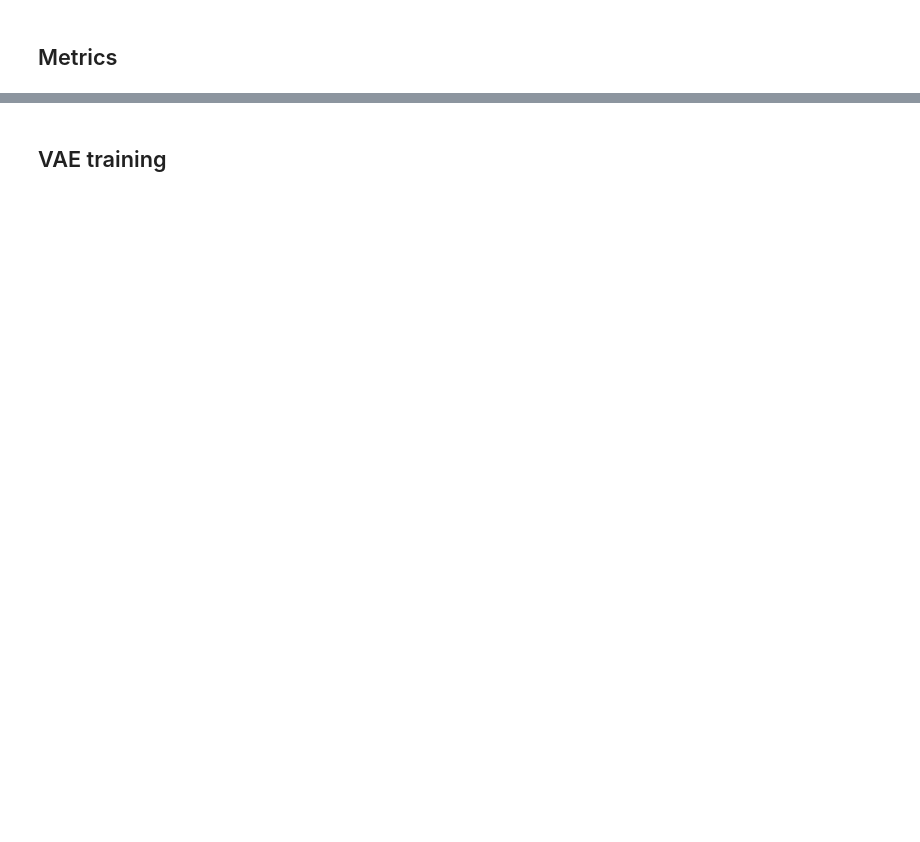
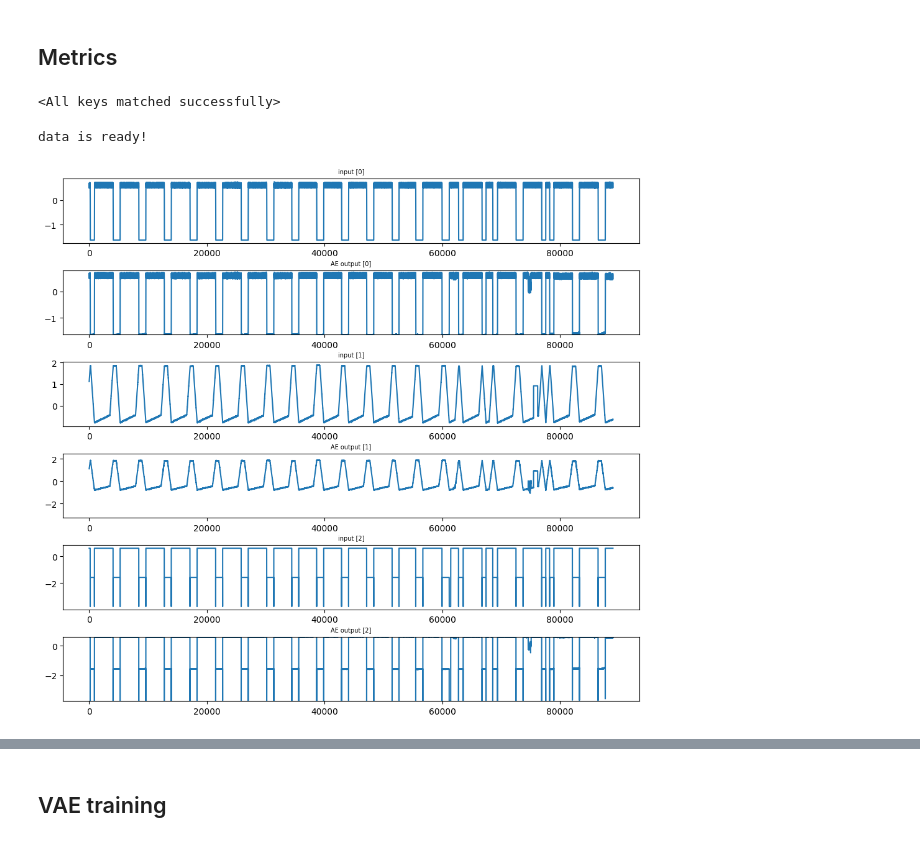
Before and after one commit to Andrei3223/VAE_anomaly_detection, a Jupyter notebook: run_model.ipynb, the cells around one changed output, grey strips where cells are left out. Cells and saved outputs as stored; diff of their text form; code cells hidden in the pictures; blank space fills up the shorter version.

```diff
--- a/run_model.ipynb
+++ b/run_model.ipynb
@@ -171,12 +189,17 @@ model = models.TransformerBasicBottleneckScalingNoAct(feats=len(col_list),
                                           window_size=100,
                                           ).to(device)
 
-model.load_state_dict(torch.load(".\checkpoints\AE_no_act39e_x16_51feat.pt"))
+model.load_state_dict(torch.load("checkpoints_\AE_no_act29e_x16_51feat.pt"))
+# %% [output]
+<All keys matched successfully>
 # %%
 from training import plot_output
 
-plot_output(model, val_loader, device=device, param_dim=51, max_plots=3,
-             labels=np.load("./data/labels_validation.npy"))  # begin_idx=10_00, end_idx=100_00
+plot_output(model, test_loader, device=device, param_dim=51, max_plots=3,
+            begin_idx=10_00, end_idx=90_000)  #   labels=np.load("./data/labels_val.npy"),
+# %% [output]
+data is ready!
+[figure, added]
 # %%
 # get validation threshold
 
```
Also changed, not shown: parts of 13 cells of this notebook, 1 other file.
